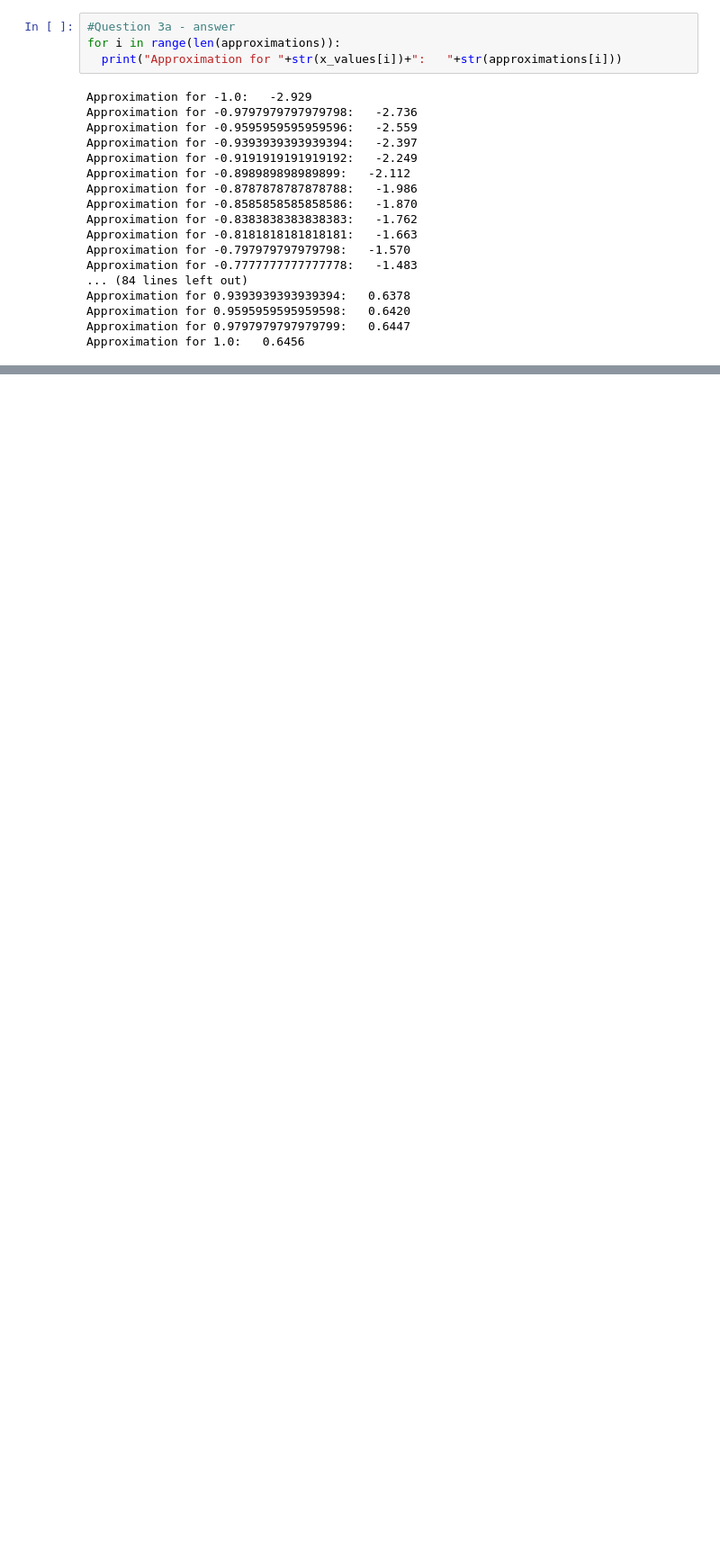
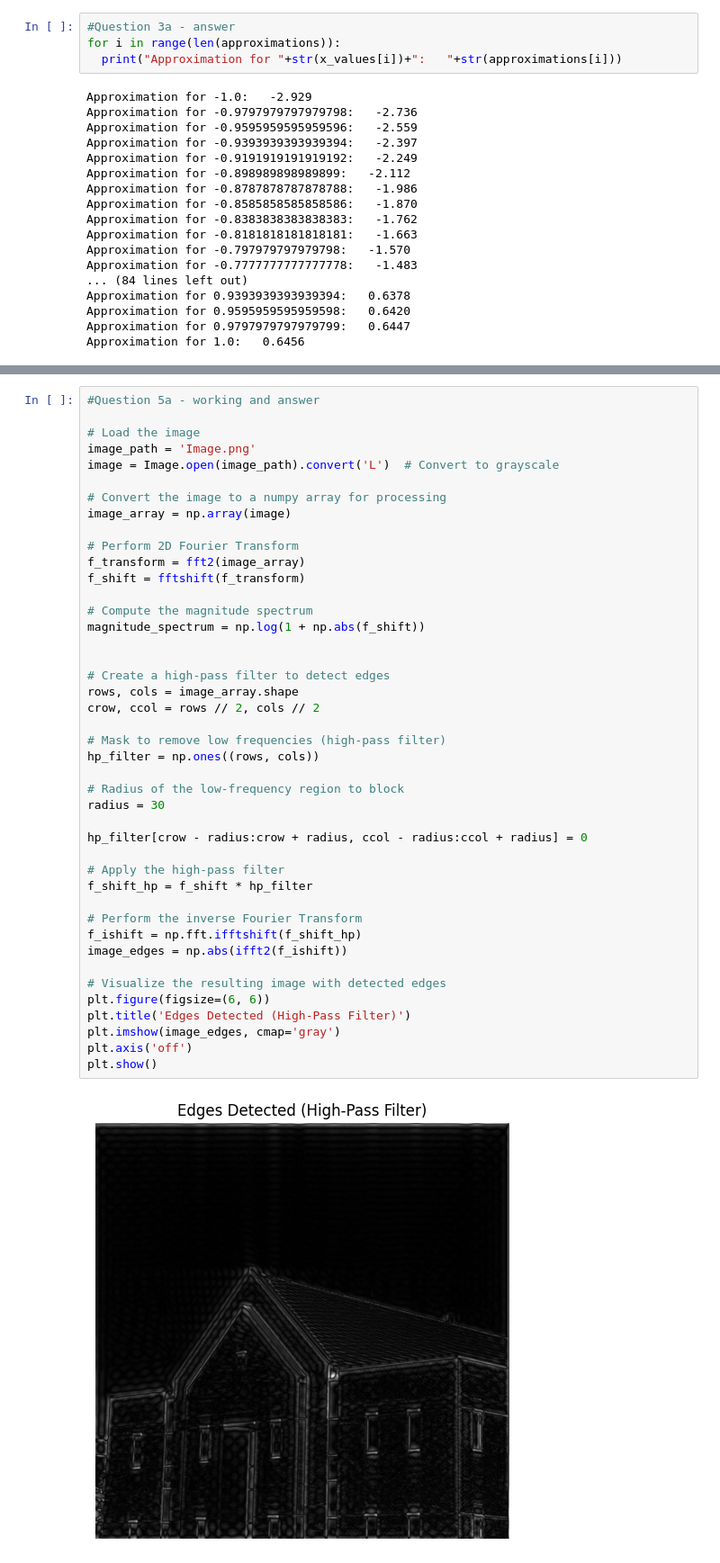
Before and after one commit to Muh-Ayyub/Advanced-Mathmatics-Using-Google-colab, a Jupyter notebook: CM2607_Coursework.ipynb, the cells around one changed output, grey strips where cells are left out. Shown at 90% size. Cells and saved outputs as stored; diff of their text form; blank space fills up the shorter version.

```diff
--- a/CM2607_Coursework.ipynb
+++ b/CM2607_Coursework.ipynb
@@ -226,0 +307,45 @@ plt.show()
+# %%
+#Question 5a - working and answer
+
+# Load the image
+image_path = 'Image.png'
+image = Image.open(image_path).convert('L')  # Convert to grayscale
+
+# Convert the image to a numpy array for processing
+image_array = np.array(image)
+
+# Perform 2D Fourier Transform
+f_transform = fft2(image_array)
+f_shift = fftshift(f_transform)
+
+# Compute the magnitude spectrum
+magnitude_spectrum = np.log(1 + np.abs(f_shift))
+
+
+# Create a high-pass filter to detect edges
+rows, cols = image_array.shape
+crow, ccol = rows // 2, cols // 2
+
+# Mask to remove low frequencies (high-pass filter)
+hp_filter = np.ones((rows, cols))
+
+# Radius of the low-frequency region to block
+radius = 30
+
+hp_filter[crow - radius:crow + radius, ccol - radius:ccol + radius] = 0
+
+# Apply the high-pass filter
+f_shift_hp = f_shift * hp_filter
+
+# Perform the inverse Fourier Transform
+f_ishift = np.fft.ifftshift(f_shift_hp)
+image_edges = np.abs(ifft2(f_ishift))
+
+# Visualize the resulting image with detected edges
+plt.figure(figsize=(6, 6))
+plt.title('Edges Detected (High-Pass Filter)')
+plt.imshow(image_edges, cmap='gray')
+plt.axis('off')
+plt.show()
+# %% [output]
+[figure, added]
```
Also changed, not shown: parts of 25 cells of this notebook.
